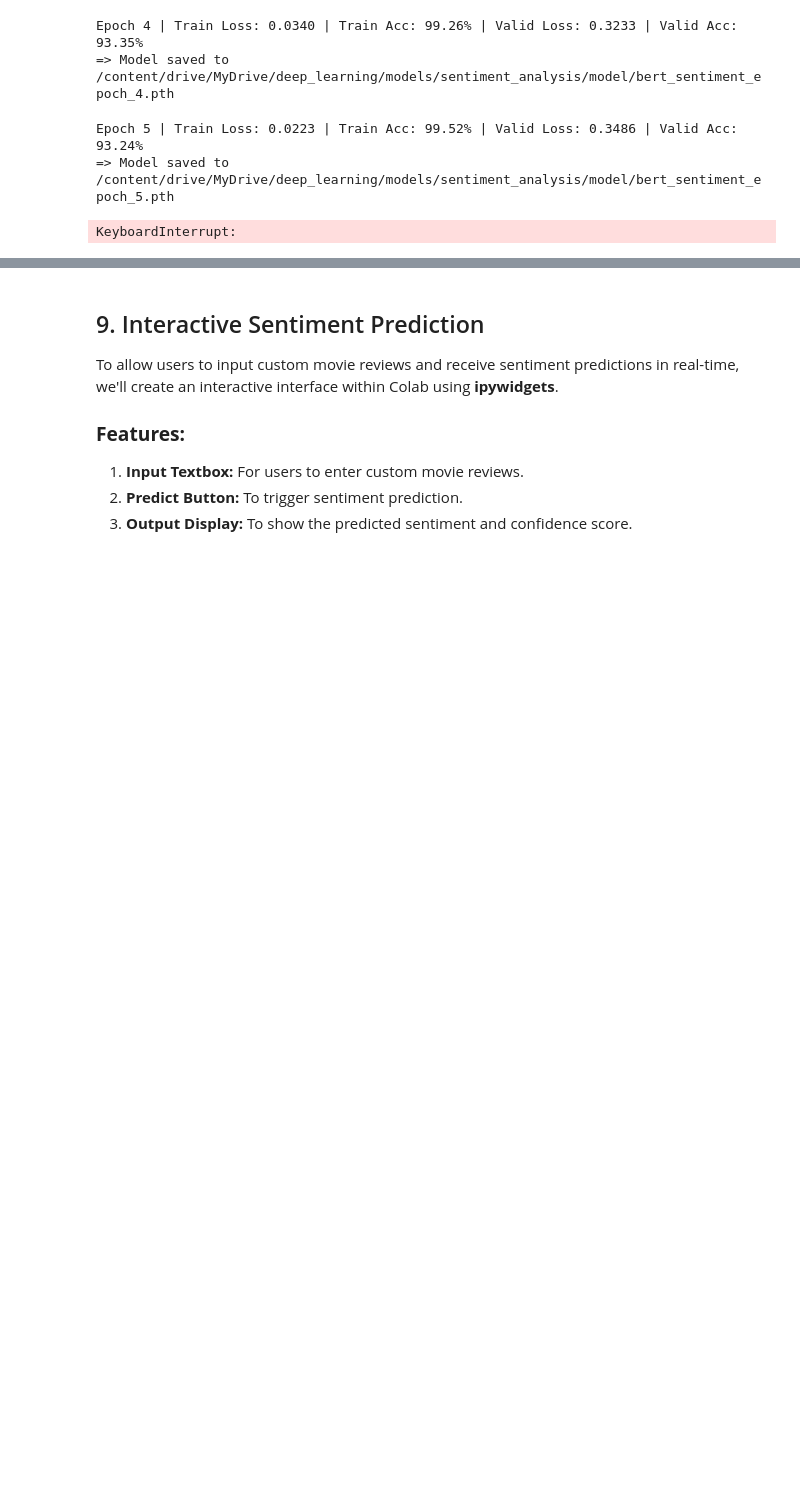
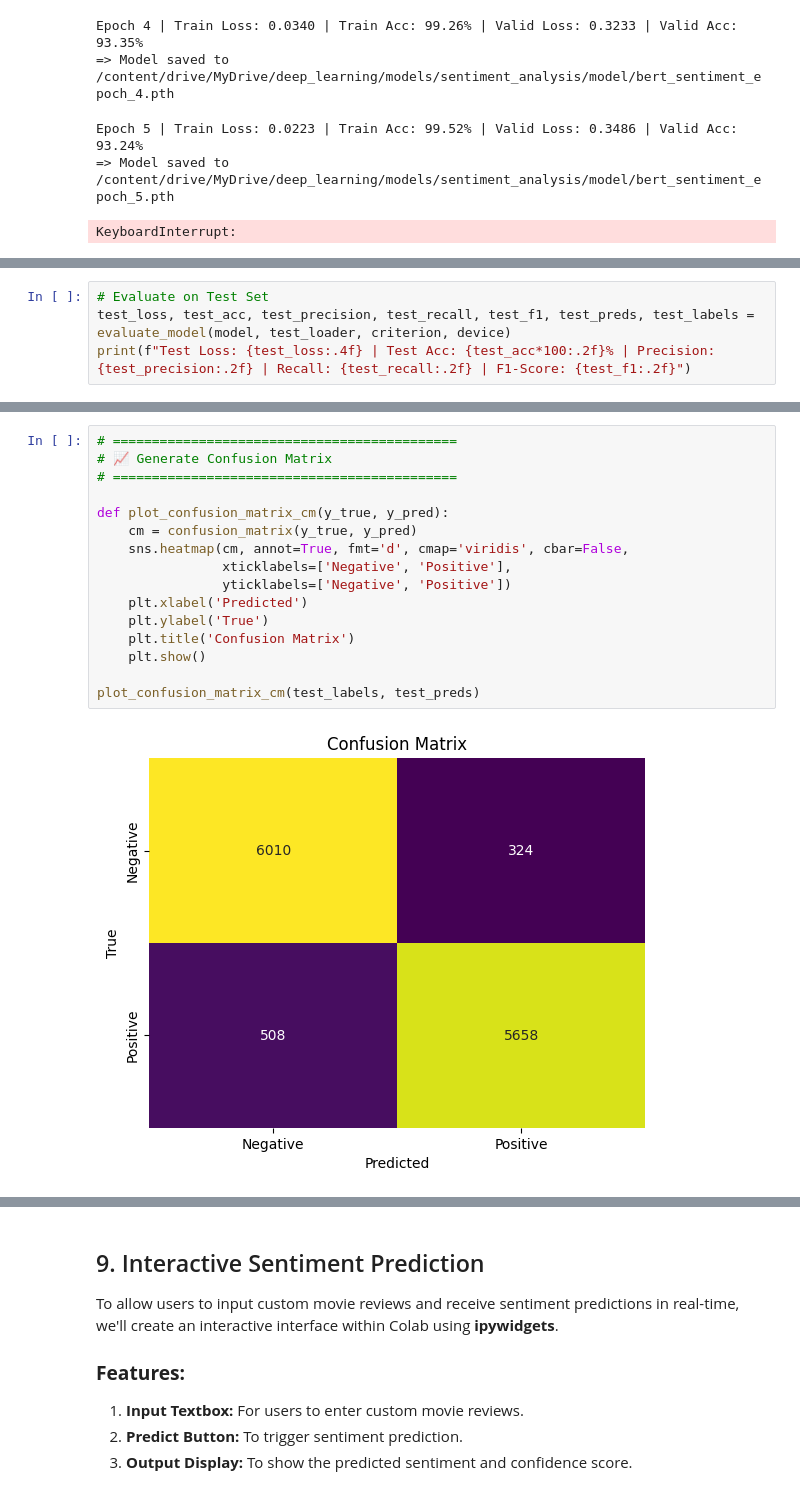
Before and after one commit to amanzoni1/DL_SentimentAnalysis, a Jupyter notebook: sentiment.ipynb, the cells around one changed output, grey strips where cells are left out. Saved outputs shown, nothing was run; the diff lists cells and outputs as text; blank space fills up the shorter version.

```diff
--- a/sentiment.ipynb
+++ b/sentiment.ipynb
@@ -732,0 +826,4 @@ evaluate(model, test_loader, device)
+# %%
+# Evaluate on Test Set
+test_loss, test_acc, test_precision, test_recall, test_f1, test_preds, test_labels = evaluate_model(model, test_loader, criterion, device)
+print(f"Test Loss: {test_loss:.4f} | Test Acc: {test_acc*100:.2f}% | Precision: {test_precision:.2f} | Recall: {test_recall:.2f} | F1-Score: {test_f1:.2f}")
@@ -732,0 +832,18 @@ evaluate(model, test_loader, device)
+# %%
+# ============================================
+# 📈 Generate Confusion Matrix
+# ============================================
+
+def plot_confusion_matrix_cm(y_true, y_pred):
+    cm = confusion_matrix(y_true, y_pred)
+    sns.heatmap(cm, annot=True, fmt='d', cmap='viridis', cbar=False,
+                xticklabels=['Negative', 'Positive'],
+                yticklabels=['Negative', 'Positive'])
+    plt.xlabel('Predicted')
+    plt.ylabel('True')
+    plt.title('Confusion Matrix')
+    plt.show()
+
+plot_confusion_matrix_cm(test_labels, test_preds)
+# %% [output]
+[figure, added]
```
Also changed, not shown: parts of 21 cells of this notebook.
